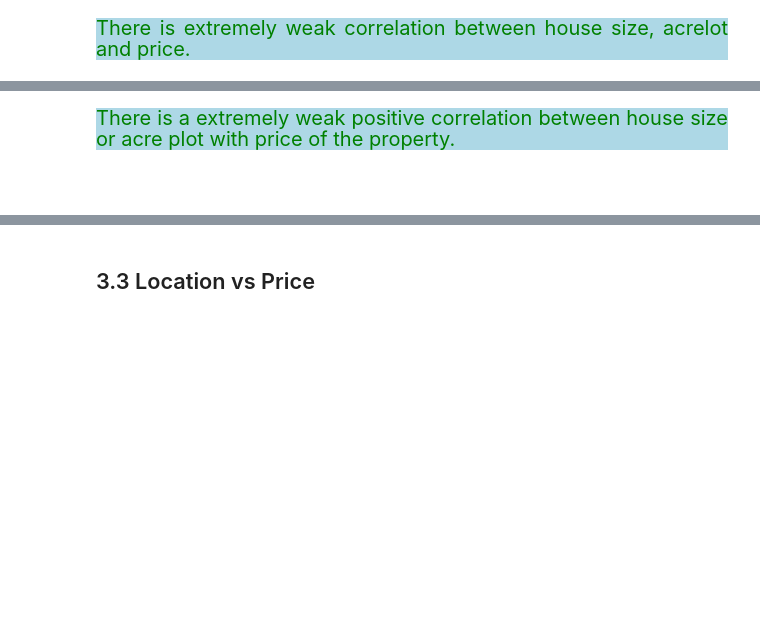
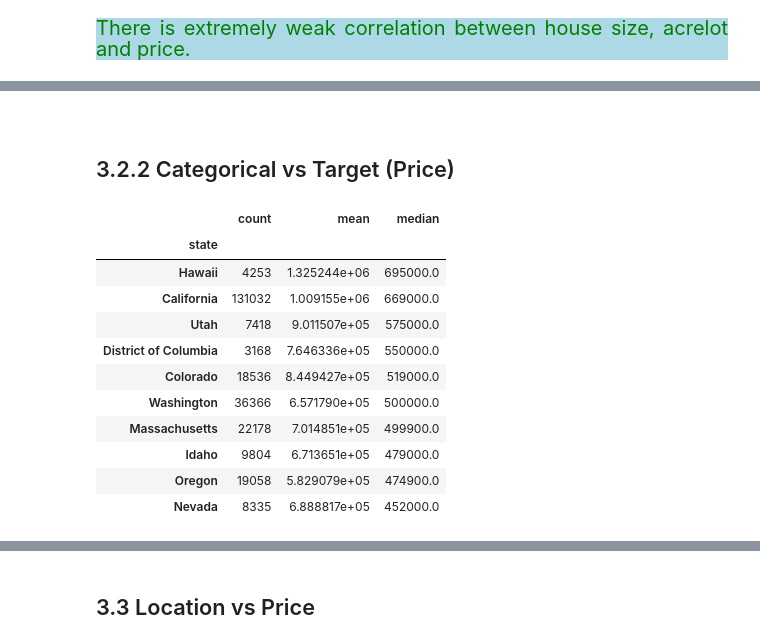
Before and after one commit to Kartika-Nidhi/DS_Projects, a Jupyter notebook: USARealEstatePricePrediction.ipynb, the cells around one changed output, grey strips where cells are left out. Cells and saved outputs as stored; diff of their text form; code cells hidden in the pictures; blank space fills up the shorter version.

Commit message:
Categorical features vs target analysis 1/3 completed

```diff
--- a/USARealEstatePricePrediction.ipynb
+++ b/USARealEstatePricePrediction.ipynb
@@ -891,6 +883,20 @@ There is extremely weak correlation between house size, acrelot and price.
-# %% [markdown]
-<div style = "background-color:lightblue; color:green; font-size:20px; text-align:justify">There is a extremely weak positive correlation between house size or acre plot with price of the property.
-# %% [markdown]
-<div>
-# %% [markdown]
-<div>
+# %% [markdown]
+<div>
+# %% [markdown]
+## 3.2.2 Categorical vs Target (Price)
+# %%
+state_price = train.groupby('state', observed = True)['price'].agg(['count', 'mean', 'median']).sort_values('median', ascending = False)
+state_price.head(10)
+# %% [output]
+|  | count | mean | median |
+| state |  |  |  |
+| Hawaii | 4253 | 1.325244e+06 | 695000.0 |
+| California | 131032 | 1.009155e+06 | 669000.0 |
+| Utah | 7418 | 9.011507e+05 | 575000.0 |
+| District of Columbia | 3168 | 7.646336e+05 | 550000.0 |
+| Colorado | 18536 | 8.449427e+05 | 519000.0 |
+| Washington | 36366 | 6.571790e+05 | 500000.0 |
+| Massachusetts | 22178 | 7.014851e+05 | 499900.0 |
+| Idaho | 9804 | 6.713651e+05 | 479000.0 |
+| Oregon | 19058 | 5.829079e+05 | 474900.0 |
+| Nevada | 8335 | 6.888817e+05 | 452000.0 |
```
Also changed, not shown: parts of 6 cells of this notebook.
